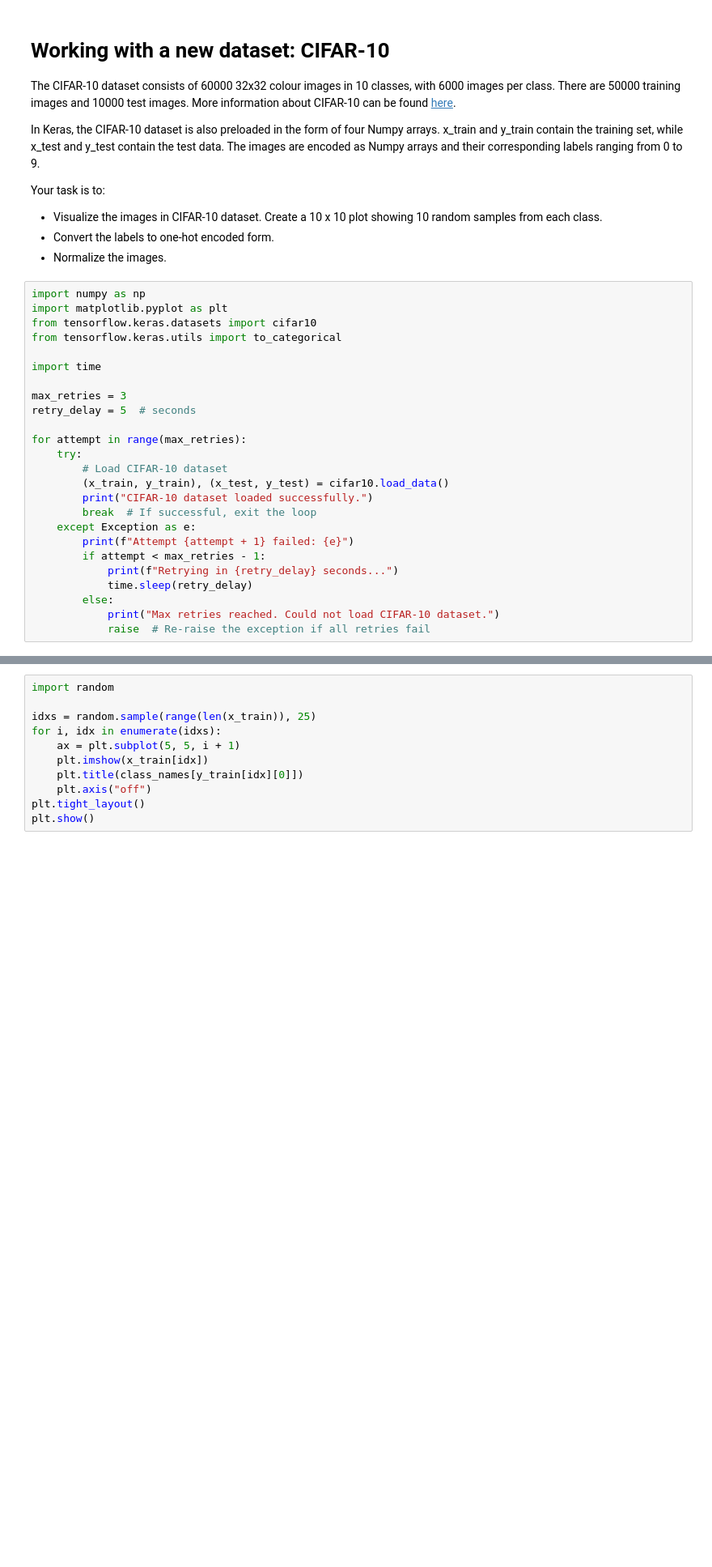
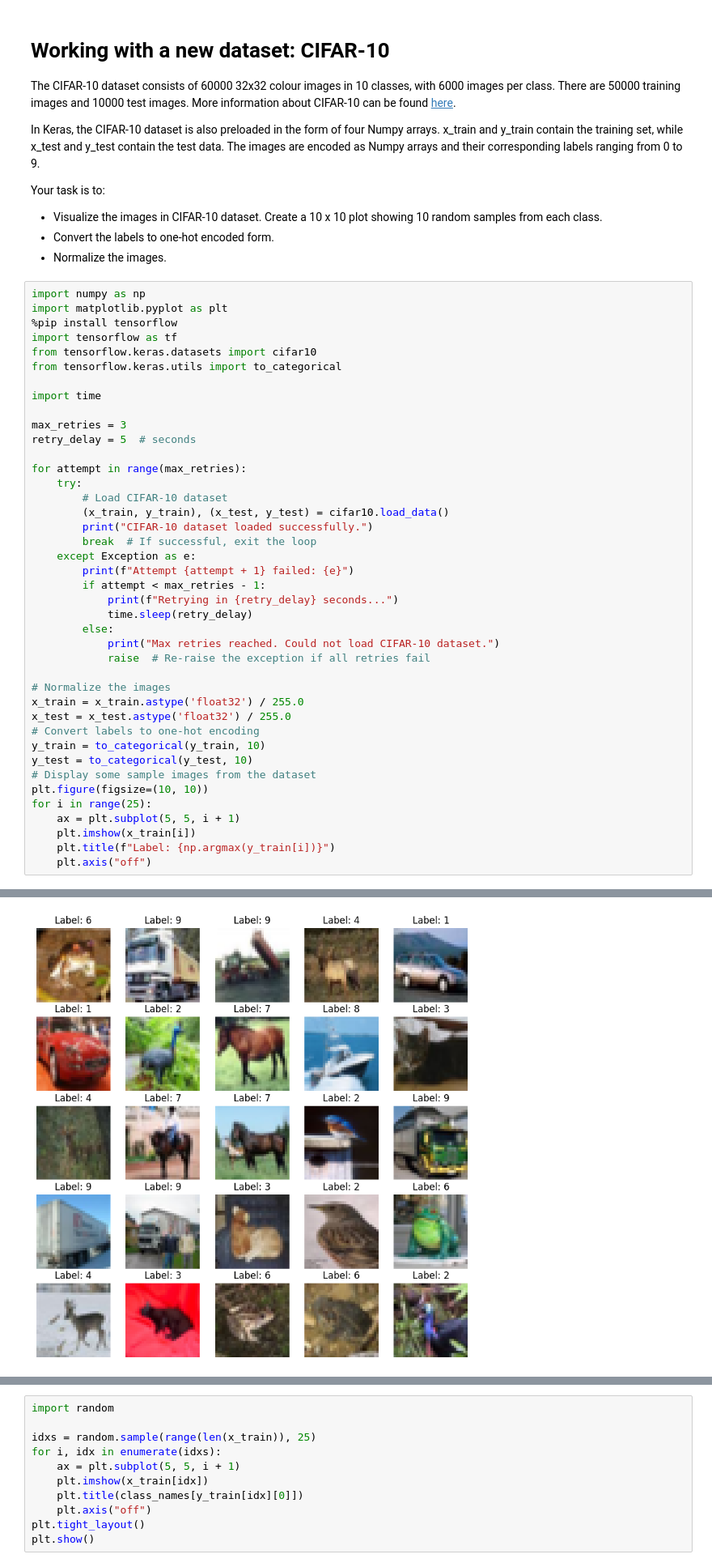
Before and after one commit to luistatera/lab-image-classification-using-convolutional-neural-networks, a Jupyter notebook: main.ipynb, the cells around one changed output, grey strips where cells are left out. Shown at 81% size. Cells and saved outputs as stored; diff of their text form; blank space fills up the shorter version.

```diff
--- a/main.ipynb
+++ b/main.ipynb
@@ -33,6 +33,8 @@ Your task is to:
 # %%
 import numpy as np
 import matplotlib.pyplot as plt
+%pip install tensorflow
+import tensorflow as tf
 from tensorflow.keras.datasets import cifar10
 from tensorflow.keras.utils import to_categorical
 
@@ -55,4 +57,18 @@ for attempt in range(max_retries):
 		else:
 			print("Max retries reached. Could not load CIFAR-10 dataset.")
 			raise  # Re-raise the exception if all retries fail
+
+# Normalize the images
+x_train = x_train.astype('float32') / 255.0
+x_test = x_test.astype('float32') / 255.0
+# Convert labels to one-hot encoding
+y_train = to_categorical(y_train, 10)
+y_test = to_categorical(y_test, 10)
+# Display some sample images from the dataset
+plt.figure(figsize=(10, 10))
+for i in range(25):
+	ax = plt.subplot(5, 5, i + 1)
+	plt.imshow(x_train[i])
+	plt.title(f"Label: {np.argmax(y_train[i])}")
+	plt.axis("off")
 # %% [output]
@@ -59,4 +91,5 @@ for attempt in range(max_retries):
 CIFAR-10 dataset loaded successfully.
+[figure, added]
 # %%
 class_names = ['airplane', 'automobile', 'bird', 'cat', 'deer',
               'dog', 'frog', 'horse', 'ship', 'truck']
```
Also changed, not shown: parts of 2 cells of this notebook.
